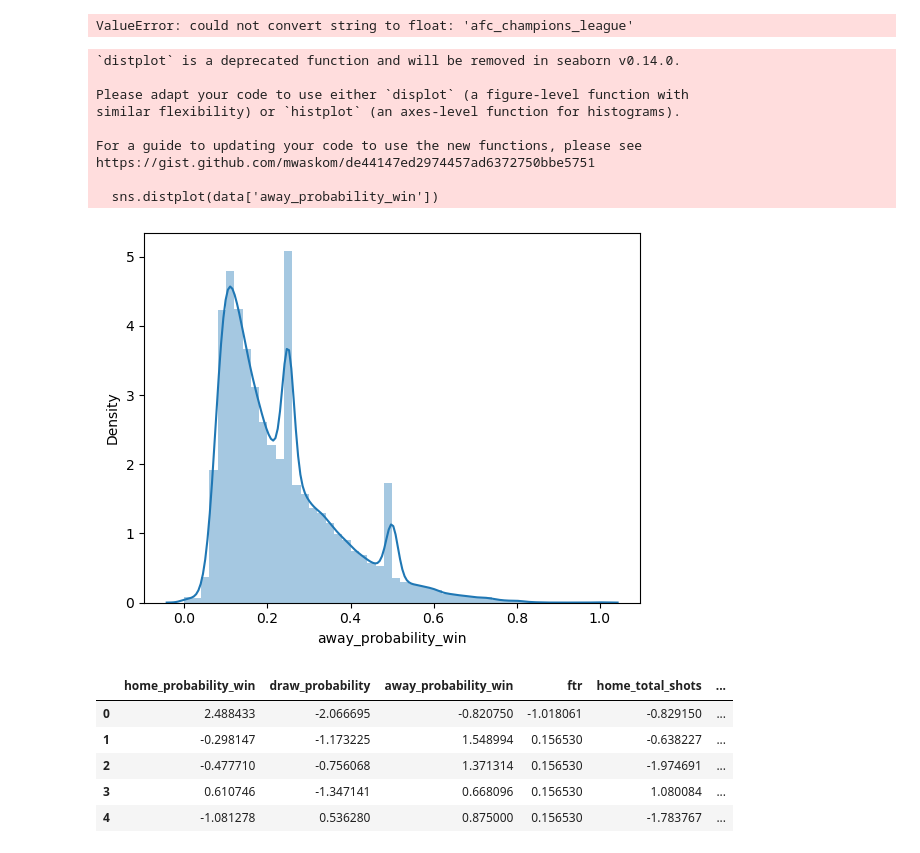
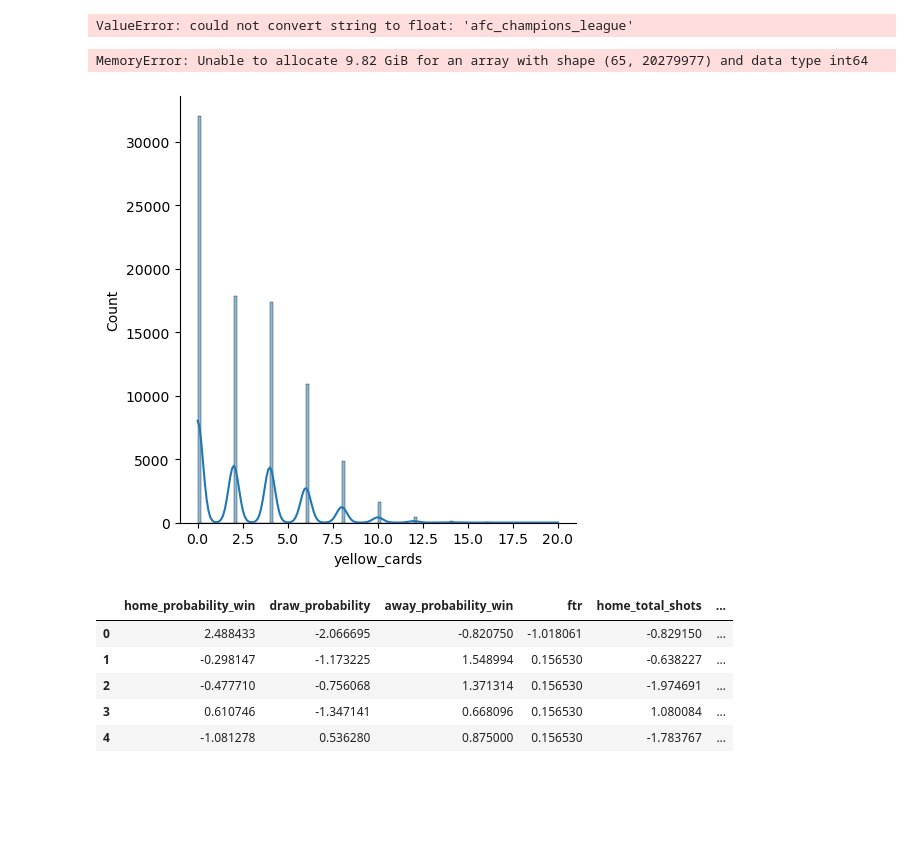
Before and after one commit to Moomad0373/Football-Predicting, a Jupyter notebook: FotmobPreprocess.ipynb, the cells around one changed output. Saved outputs shown, nothing was run; the diff lists cells and outputs as text; code cells hidden in the pictures; blank space fills up the shorter version.

```diff
--- a/FotmobPreprocess.ipynb
+++ b/FotmobPreprocess.ipynb
@@ -49,6 +55,24 @@ data.drop(list_of_drop_cols, axis=1, inplace=True)
 data.shape
 # %% [output]
 (85177, 21)
+# %%
+win_count = 37601
+draw_count = 21861
+lose_count = 25715
+
+min_count = min(win_count, draw_count, lose_count)
+
+remove_indices = []
+for result, count in [(0, win_count), (1, draw_count), (2, lose_count)]:
+    indices = data[data["ftr"] == result].index
+    remove_indices.extend(
+        np.random.choice(indices, size=count - min_count, replace=False)
+    )
+
+
+data.drop(remove_indices, inplace=True)
+print(data.ftr.value_counts())
+data.shape
 # %%
 data.isnull().sum()
 # %% [output]
@@ -85,14 +109,20 @@ import datetime
 
 data['match_date'] = pd.to_datetime(data['match_date'])
 
+
 def get_weights(data):
     now = datetime.datetime.now()
-    weight = 1.0 / (1 + (now - data['match_date']).dt.days / 365)
-    return weight
+    weight_dict = {}
+    weights = 1.0 / (1 + (now - data['match_date']).dt.days / 365)
+    for i, weight in enumerate(weights):
+        weight_dict[i] = weight
+    return weight_dict
 
 
-weight = get_weights(data)
-data.drop(['match_date','home_goals', 'away_goals'], axis=1, inplace=True)
+weight_dict = get_weights(data)
+data.drop(['match_date',
+           'home_goals', 'away_goals'
+           ], axis=1, inplace=True)
 data.head()
 # %% [output]
 |  | league_name | home_team | away_team | home_probability_win | draw_probability | away_probability_win | ... |
@@ -117,19 +147,12 @@ data.head()
 sns.heatmap(data.corr() > 0.7)
 # %% [output]
 ValueError: could not convert string to float: 'afc_champions_league'
-# %%
-sns.distplot(data['away_probability_win'])
-plt.show()
-# %% [output]
-`distplot` is a deprecated function and will be removed in seaborn v0.14.0.
-
-Please adapt your code to use either `displot` (a figure-level function with
-similar flexibility) or `histplot` (an axes-level function for histograms).
-
-For a guide to updating your code to use the new functions, please see
-https://gist.github.com/mwaskom/de44147ed2974457ad6372750bbe5751
-
-  sns.distplot(data['away_probability_win'])
-[figure, removed]
+# %%
+data['yellow_cards'] = data['home_yellow_cards'] + data['home_yellow_cards']
+sns.displot(data=data, x='yellow_cards', kde=True, shrink=1)
+plt.show()
+# %% [output]
+MemoryError: Unable to allocate 9.82 GiB for an array with shape (65, 20279977) and data type int64
+[figure, added]
 # %%
 y = data['ftr']
```
Also changed, not shown: parts of 10 cells of this notebook.
